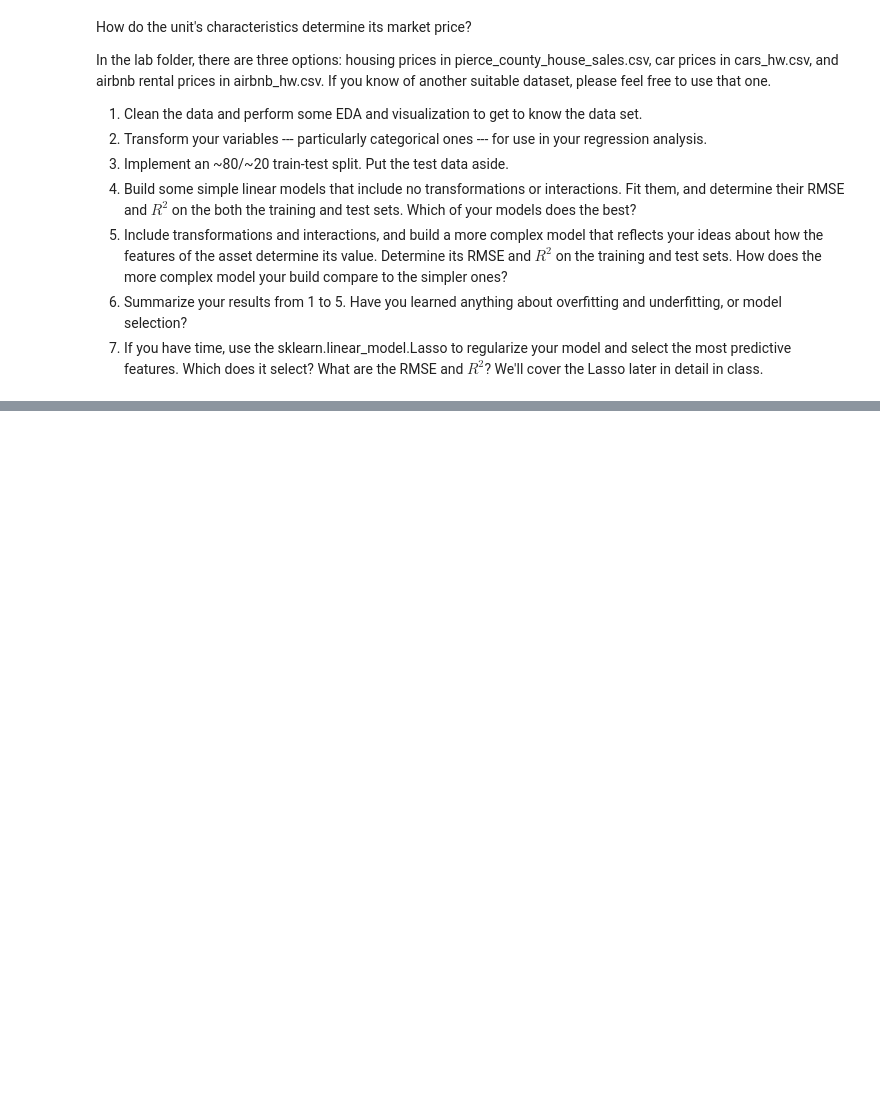
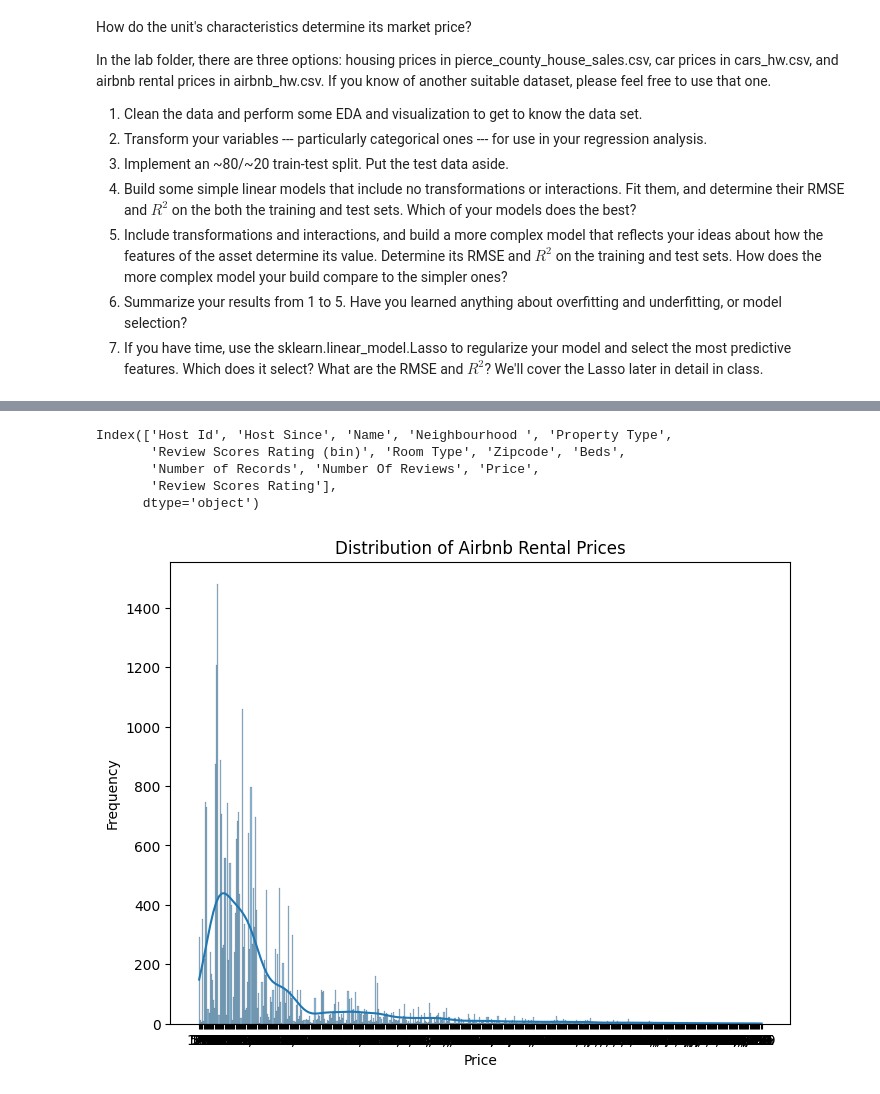
Before and after one commit to taliahtarik/labs, a Jupyter notebook: 04_hedonic_pricing.ipynb, the cells around one changed output, grey strips where cells are left out. Drawn from its saved outputs; the diff is of its cells as text; code cells hidden in the pictures; blank space fills up the shorter version.

```diff
--- a/04_hedonic_pricing.ipynb
+++ b/04_hedonic_pricing.ipynb
@@ -40,0 +15,11 @@ KeyError: "['Neighbourhood'] not in index"
+# %%
+import pandas as pd
+import numpy as np
+import matplotlib.pyplot as plt
+import seaborn as sns
+from sklearn.model_selection import train_test_split
+from sklearn.linear_model import LinearRegression
+from sklearn.metrics import mean_squared_error, r2_score
+
+data = pd.read_csv('/root/airbnb.csv')
+data.head()
@@ -40,0 +33,17 @@ KeyError: "['Neighbourhood'] not in index"
+# %%
+print(data.columns)
+# %% [output]
+Index(['Host Id', 'Host Since', 'Name', 'Neighbourhood ', 'Property Type',
+       'Review Scores Rating (bin)', 'Room Type', 'Zipcode', 'Beds',
+       'Number of Records', 'Number Of Reviews', 'Price',
+       'Review Scores Rating'],
+      dtype='object')
+# %%
+plt.figure(figsize=(8, 6))
+sns.histplot(data['Price'], kde=True, bins=30)
+plt.title('Distribution of Airbnb Rental Prices')
+plt.xlabel('Price')
+plt.ylabel('Frequency')
+plt.show()
+# %% [output]
+[figure, added]
```
Also changed, not shown: parts of 7 cells of this notebook.
